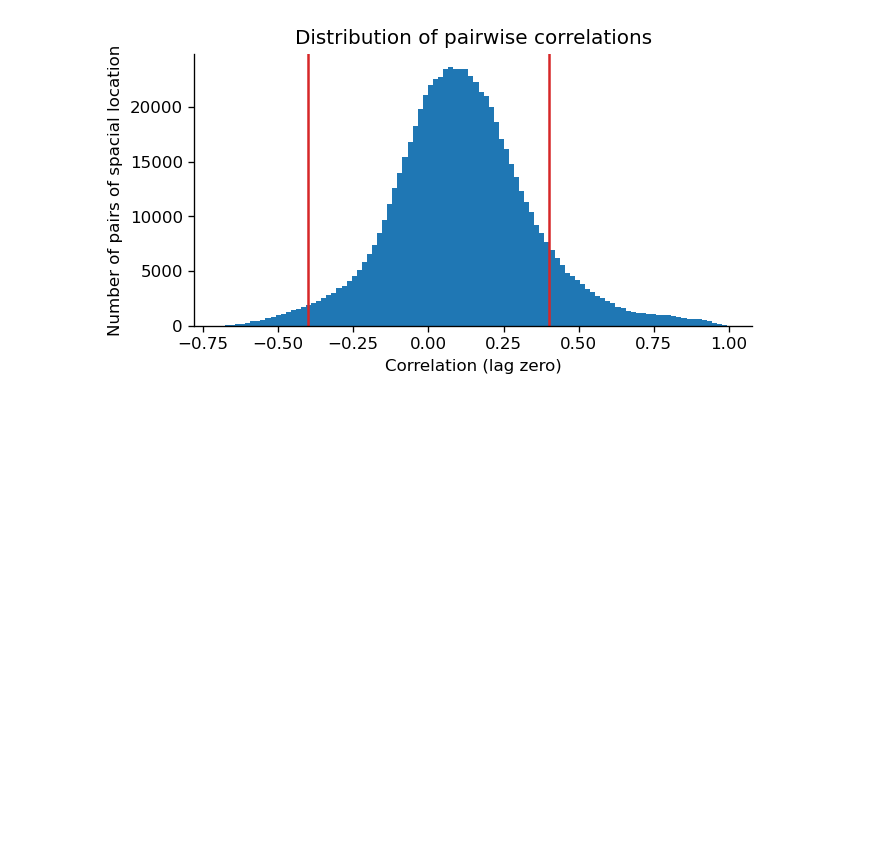
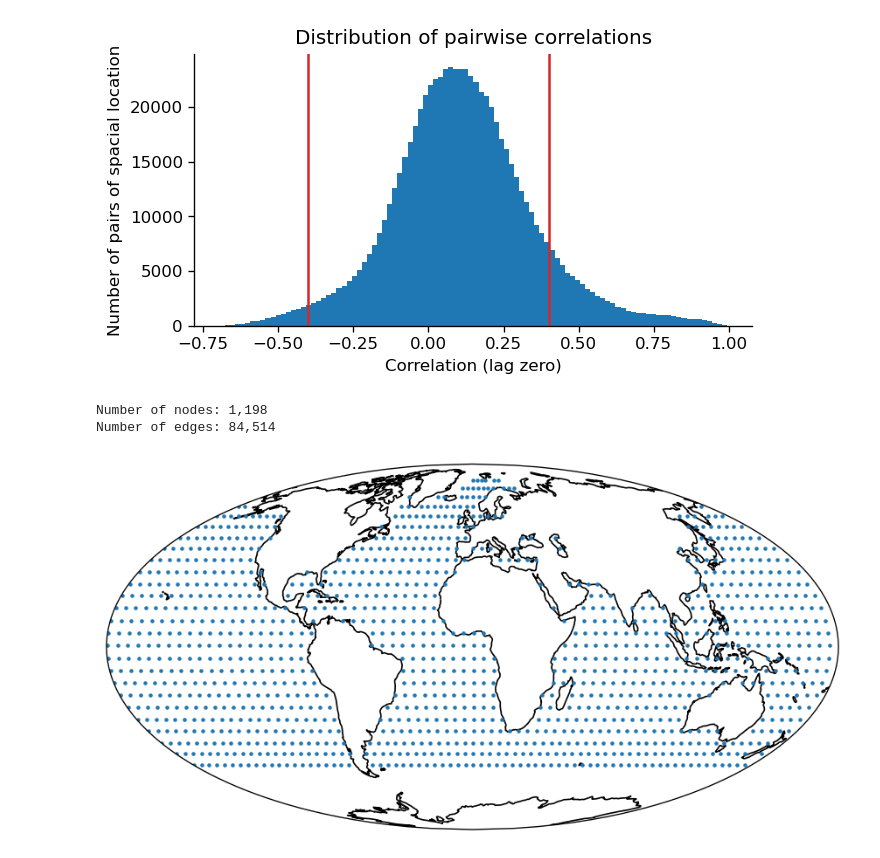
Before and after one commit to JackBuck/MA4M4-assignment, a Jupyter notebook: notebooks/Exploring_SST_Data.ipynb, the cells around one changed output. Saved outputs shown, nothing was run; the diff lists cells and outputs as text; code cells hidden in the pictures; blank space fills up the shorter version.

```diff
--- a/notebooks/Exploring_SST_Data.ipynb
+++ b/notebooks/Exploring_SST_Data.ipynb
@@ -329,7 +371,8 @@ def safe_remove_masked_timeseries(lat, long, y):
 lat_reshape, long_reshape, sst_filt_reshape = safe_remove_masked_timeseries(
     lat_downsample, long_downsample, sst_filt_downsample
 )
-sst_corr_reshape = compute_correlation(sst_filt_reshape)
+# We have to change from float32 to float64 to avoid overflow errors
+sst_corr_reshape = compute_correlation(sst_filt_reshape.astype("float"))
 # %%
 fig, ax = plt.subplots(figsize=(6, 3), dpi=120)
 ax.hist(sst_corr_reshape[np.triu_indices(sst_corr_reshape.shape[0], k=1)], bins=100)
@@ -347,3 +390,9 @@ np.fill_diagonal(adj_mat, 0)
 graph = nx.from_numpy_array(adj_mat)
 nx.set_node_attributes(graph, {i: x for i, x in enumerate(lat_reshape)}, "latitude")
 nx.set_node_attributes(graph, {i: x for i, x in enumerate(long_reshape)}, "longitude")
+
+print(f"Number of nodes: {graph.number_of_nodes():,}")
+print(f"Number of edges: {graph.number_of_edges():,}")
+# %% [output]
+Number of nodes: 1,198
+Number of edges: 84,514
@@ -351,0 +399,22 @@ nx.set_node_attributes(graph, {i: x for i, x in enumerate(long_reshape)}, "longi
+# %%
+fig = plt.figure(figsize=(9, 6), dpi=120)
+ax = fig.add_subplot(projection=ccrs.Mollweide())
+ax.coastlines()
+ax.set_global()
+
+nodes = list(graph.nodes)
+ax.scatter(
+    [graph.nodes[n]["longitude"] for n in nodes],
+    [graph.nodes[n]["latitude"] for n in nodes],
+    s=3,
+    transform=ccrs.PlateCarree(),
+)
+# WARNING: Even with alpha=0.05, plotting edges creates a mess (and takes AGES!)
+# for j, edge in enumerate(graph.edges()):
+#     lat = [graph.nodes[i]["latitude"] for i in edge]
+#     long = [graph.nodes[i]["longitude"] for i in edge]
+#     ax.plot(long, lat, transform=ccrs.Geodetic(), color="red", alpha=0.05)
+
+None
+# %% [output]
+[figure, added]
```
Also changed, not shown: parts of 6 cells of this notebook.
